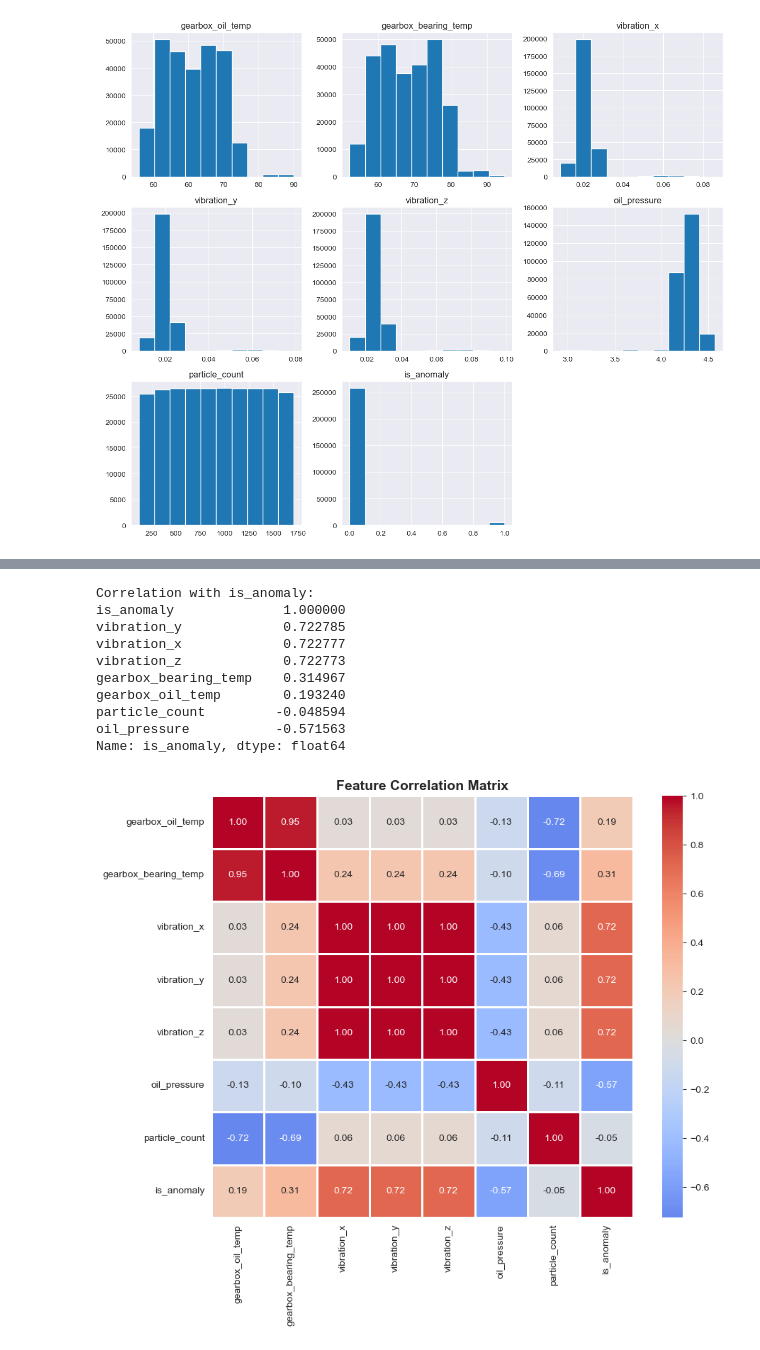
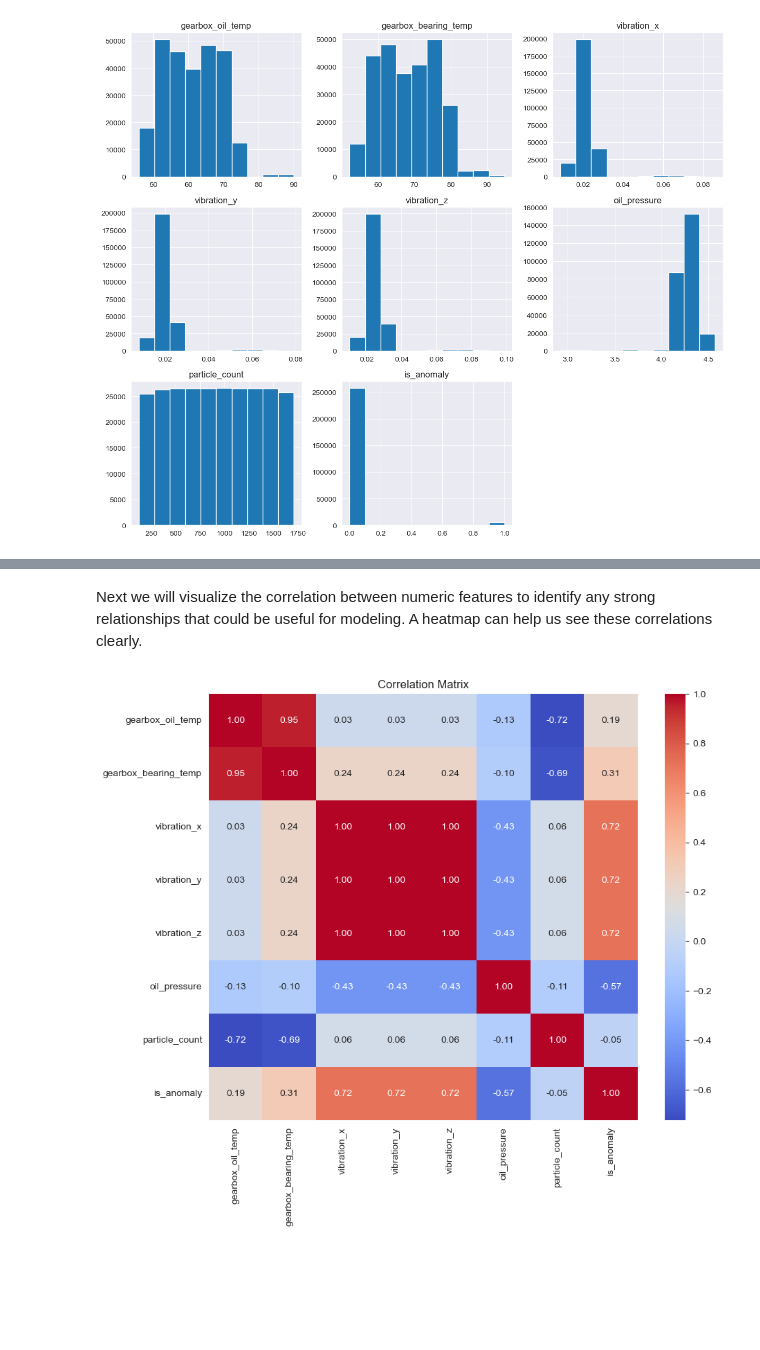
Before and after one commit to GeorgiiAf/machine_learning-project, a Jupyter notebook: project.ipynb, the cells around one changed output, grey strips where cells are left out. Saved outputs shown, nothing was run; the diff lists cells and outputs as text; code cells hidden in the pictures; blank space fills up the shorter version.

```diff
--- a/project.ipynb
+++ b/project.ipynb
@@ -268,21 +119,0 @@ Class Imbalance Ratio: 1:46.8
-# %%
-df['timestamp'] = pd.to_datetime(df['timestamp'])
-
-print(f"\nDate Range: {df['timestamp'].min()} to {df['timestamp'].max()}")
-print(f"Duration: {(df['timestamp'].max() - df['timestamp'].min()).days} days")
-print(f"Time Interval: {(df['timestamp'].iloc[1] - df['timestamp'].iloc[0]).total_seconds() / 60:.0f} minutes")
-
-# Anomalies over time
-anomalies_by_month = df.groupby(df['timestamp'].dt.to_period('M'))['is_anomaly'].agg(['sum', 'count'])
-anomalies_by_month.index = anomalies_by_month.index.to_timestamp()
-
-fig, ax = plt.subplots(figsize=(14, 5))
-ax.plot(anomalies_by_month.index, anomalies_by_month['sum'], label='Anomaly Count', marker='o', linewidth=2)
-ax.set_xlabel('Date')
-ax.set_ylabel('Number of Anomalies')
-ax.set_title('Anomalies Distribution Over Time (Monthly)', fontweight='bold')
-ax.legend()
-ax.grid(True, alpha=0.3)
-plt.xticks(rotation=45)
-plt.tight_layout()
-plt.show()
@@ -348,26 +136,11 @@ plt.show()
+# %% [markdown]
+Next we will visualize the correlation between numeric features to identify any strong relationships that could be useful for modeling. A heatmap can help us see these correlations clearly.
 # %%
-numeric_cols = feature_cols + ['is_anomaly']
-correlation_matrix = df[numeric_cols].corr()
+plt.figure(figsize=(10,8))
+corr = df.corr(numeric_only=True)
 
-print("\nCorrelation with is_anomaly:")
-print(correlation_matrix['is_anomaly'].sort_values(ascending=False))
-
-# Heatmap
-plt.figure(figsize=(10, 8))
-sns.heatmap(correlation_matrix, annot=True, fmt='.2f', cmap='coolwarm',
-            center=0, square=True, linewidths=1)
-plt.title('Feature Correlation Matrix', fontweight='bold', fontsize=14)
-plt.tight_layout()
+sns.heatmap(corr, annot=True, fmt=".2f", cmap="coolwarm")
+plt.title("Correlation Matrix")
 plt.show()
 # %% [output]
-Correlation with is_anomaly:
-is_anomaly              1.000000
-vibration_y             0.722785
-vibration_x             0.722777
-vibration_z             0.722773
-gearbox_bearing_temp    0.314967
-gearbox_oil_temp        0.193240
-particle_count         -0.048594
-oil_pressure           -0.571563
-Name: is_anomaly, dtype: float64
-[figure, old version]
+[figure, new version]
```
Also changed, not shown: parts of 26 cells of this notebook, 1 other file.
